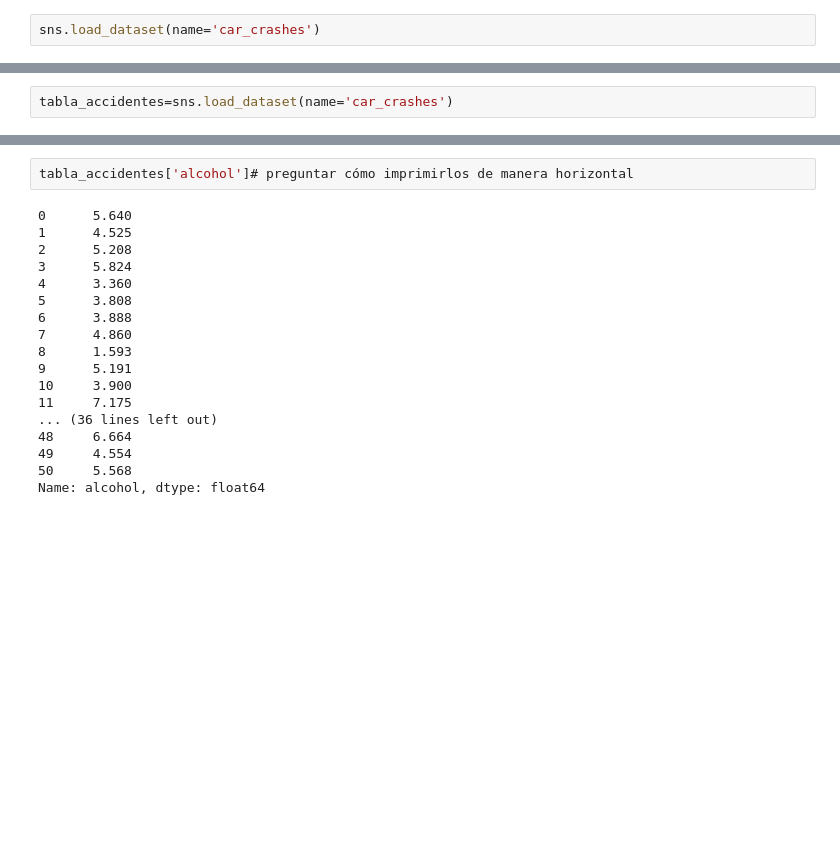
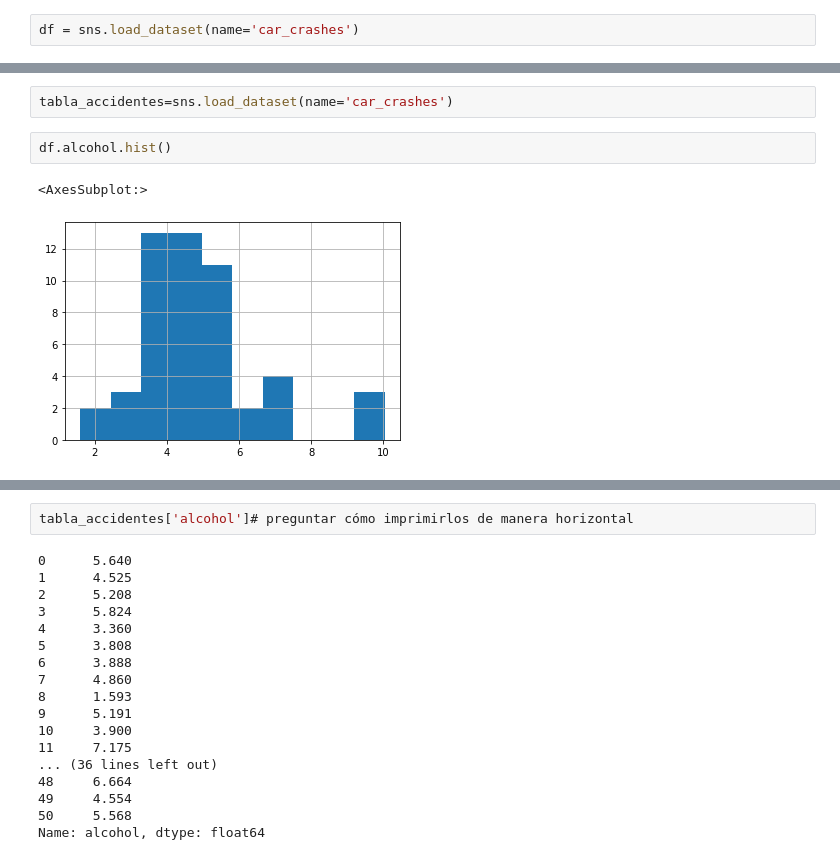
Before and after one commit to apoboldon/machine-learning-program, a Jupyter notebook: #01. Data Tables & Basic Concepts of Programming/prueba.ipynb, the cells around one changed output, grey strips where cells are left out. Cells and saved outputs as stored; diff of their text form; blank space fills up the shorter version.

```diff
--- a/#01. Data Tables & Basic Concepts of Programming/prueba.ipynb
+++ b/#01. Data Tables & Basic Concepts of Programming/prueba.ipynb
@@ -103,4 +116,4 @@ import matplotlib.pyplot as plt
 import seaborn as sns
 import pandas as pd
 # %%
-sns.load_dataset(name='car_crashes')
+df = sns.load_dataset(name='car_crashes')
@@ -125,2 +129,7 @@ sns.load_dataset(name='car_crashes')
 # %%
 tabla_accidentes=sns.load_dataset(name='car_crashes')
+# %%
+df.alcohol.hist()
+# %% [output]
+<AxesSubplot:>
+[figure, added]
```
Also changed, not shown: parts of 15 cells of this notebook, 3 other files.
